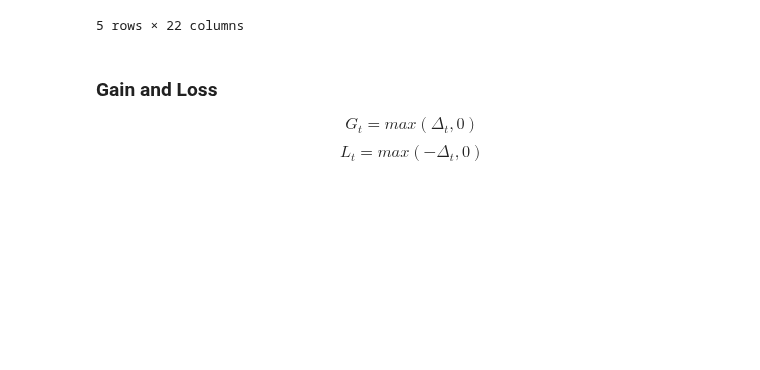
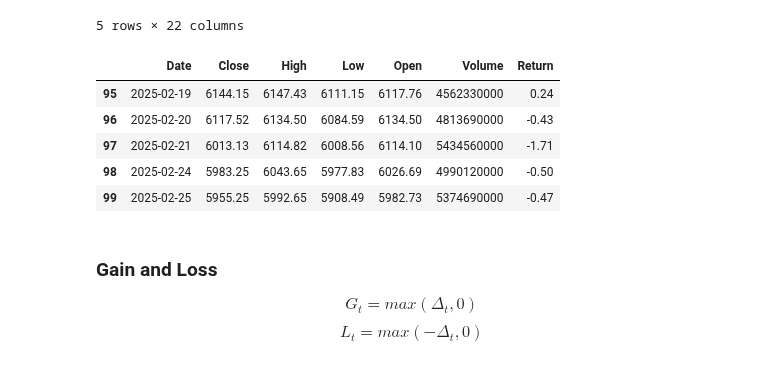
Before and after one commit to AminFiroozi/TA-HW3, a Jupyter notebook: HW3-401521471-AminFiroozi.ipynb, the cells around one changed output. Cells and saved outputs as stored; diff of their text form; code cells hidden in the pictures; blank space fills up the shorter version.

```diff
--- a/HW3-401521471-AminFiroozi.ipynb
+++ b/HW3-401521471-AminFiroozi.ipynb
@@ -124,5 +124,5 @@ df.head()
 # %% [markdown]
 ## Benchmark
 # %%
-df = fetch_from_yfinance(BENCHMARK, BENCHMARK_DATA, START_DATE, END_DATE, FETCH_DATA)
-df.head()
+benchmark_df = fetch_from_yfinance(BENCHMARK, BENCHMARK_DATA, START_DATE, END_DATE, FETCH_DATA)
+benchmark_df.head()
@@ -389,6 +396,17 @@ df.head(100).tail(5)
 | 98 | 2025-01-07 | 96922.70 | 102712.48 | 96132.88 | 102248.85 | 58685738547 | -5.05 | 0.00 | 1793.27 | 6579.61 | ... | ... |
 | 99 | 2025-01-08 | 95043.52 | 97258.32 | 92525.84 | 96924.16 | 63875859171 | -1.94 | 0.00 | 3607.03 | 4732.48 | ... | ... |
 5 rows × 22 columns
+# %%
+benchmark_df[RETURN] = benchmark_df['Close'].pct_change() * 100
+
+benchmark_df.head(100).tail(5)
+# %% [output]
+|  | Date | Close | High | Low | Open | Volume | Return |
+| 95 | 2025-02-19 | 6144.15 | 6147.43 | 6111.15 | 6117.76 | 4562330000 | 0.24 |
+| 96 | 2025-02-20 | 6117.52 | 6134.50 | 6084.59 | 6134.50 | 4813690000 | -0.43 |
+| 97 | 2025-02-21 | 6013.13 | 6114.82 | 6008.56 | 6114.10 | 5434560000 | -1.71 |
+| 98 | 2025-02-24 | 5983.25 | 6043.65 | 5977.83 | 6026.69 | 4990120000 | -0.50 |
+| 99 | 2025-02-25 | 5955.25 | 5992.65 | 5908.49 | 5982.73 | 5374690000 | -0.47 |
 # %% [markdown]
 ### Gain and Loss
 $$G_{t} = max(\Delta_t,0)$$
```
Also changed, not shown: parts of 4 cells of this notebook, 1 other file.
